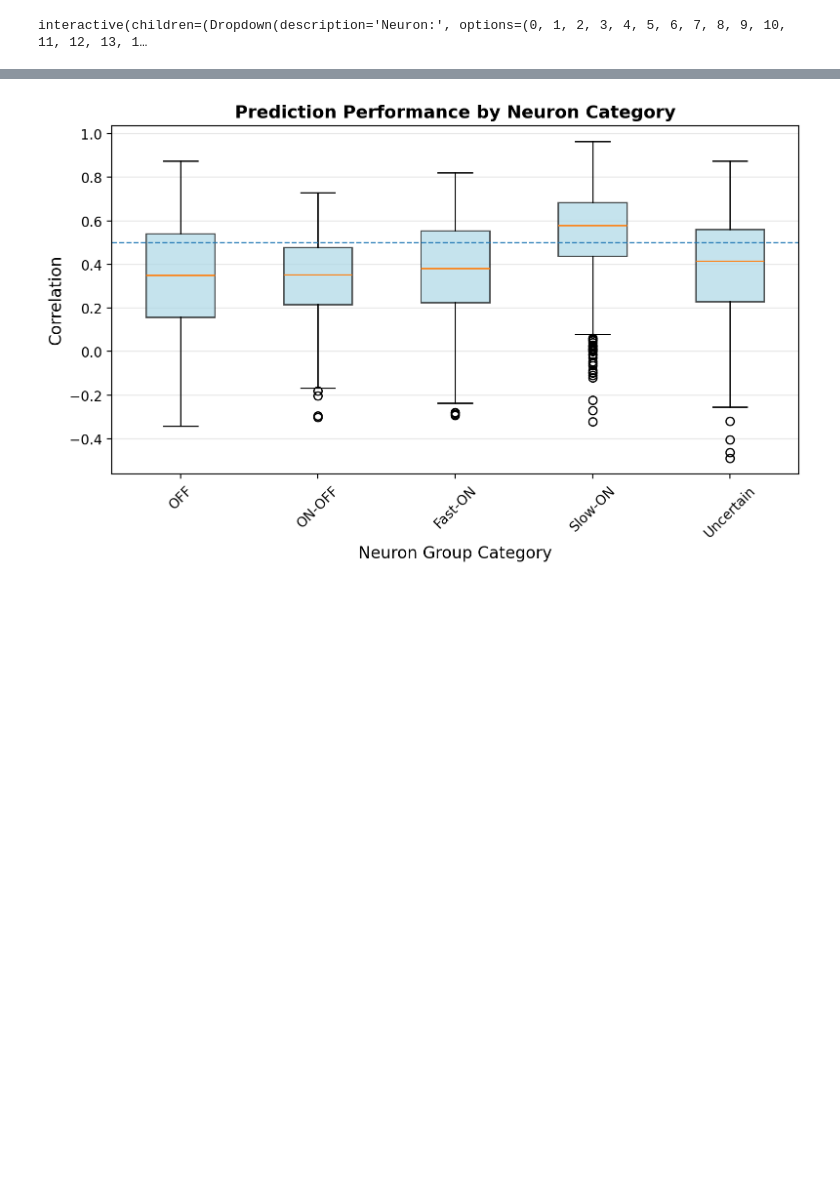
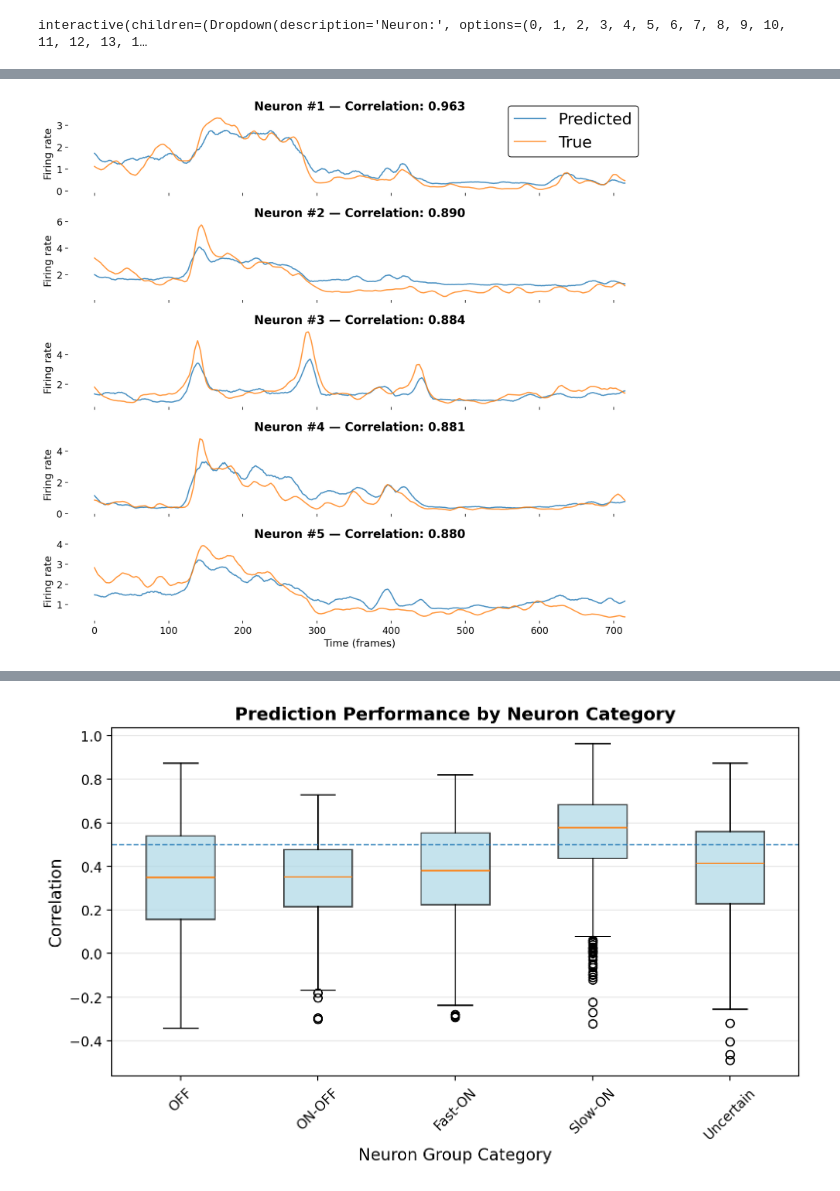
Before and after one commit to AgneseAdorante/open-retina, a Jupyter notebook: notebooks/prediction_analysis.ipynb, the cells around one changed output, grey strips where cells are left out. Saved outputs shown, nothing was run; the diff lists cells and outputs as text; code cells hidden in the pictures; blank space fills up the shorter version.

```diff
--- a/notebooks/prediction_analysis.ipynb
+++ b/notebooks/prediction_analysis.ipynb
@@ -268,3 +346,69 @@ plt.show()
+# %%
+# Plot comparison for top neurons
+fig, axes = plt.subplots(5, 1, figsize=(12, 10), sharex=True)
+
+handles = None
+labels = None
+
+for idx, (sess, neuron_idx, corr_val, pred_data, true_data) in enumerate(top_2_neurons):
+    ax = axes[idx]
+
+    time_points = np.arange(pred_data.shape[0])
+
+    l_pred, = ax.plot(
+        time_points,
+        pred_data[:, neuron_idx],
+        linewidth=1.5,
+        alpha=0.8,
+        label='Predicted'
+    )
+    l_true, = ax.plot(
+        time_points,
+        true_data[:, neuron_idx],
+        linewidth=1.5,
+        alpha=0.8,
+        label='True'
+    )
+
+    # Store handles once
+    if handles is None:
+        handles = [l_pred, l_true]
+        labels = ['Predicted', 'True']
+
+    ax.set_ylabel('Firing rate', fontsize=13)
+    ax.set_title(
+        f'Neuron #{idx + 1} — Correlation: {corr_val:.3f}',
+        fontsize=15,
+        fontweight='bold'
+    )
+
+    # Remove axis box (spines)
+    for spine in ax.spines.values():
+        spine.set_visible(False)
+
+    ax.tick_params(labelsize=12)
+
+axes[-1].set_xlabel('Time (frames)', fontsize=13)
+
+# Single boxed legend
+legend = fig.legend(
+    handles,
+    labels,
+    loc='upper right',
+    bbox_to_anchor=(0.90, 0.99),
+    fontsize=20,
+    frameon=True
+)
+
+legend.get_frame().set_facecolor('white')
+legend.get_frame().set_edgecolor('black')
+legend.get_frame().set_alpha(0.95)
+legend.get_frame().set_linewidth(1.0)
+
+plt.tight_layout(rect=[0, 0, 0.92, 1])
+plt.show()
+# %% [output]
+[figure, added]
 # %%
 import numpy as np
 import matplotlib.pyplot as plt
```
Also changed, not shown: parts of 7 cells of this notebook.
